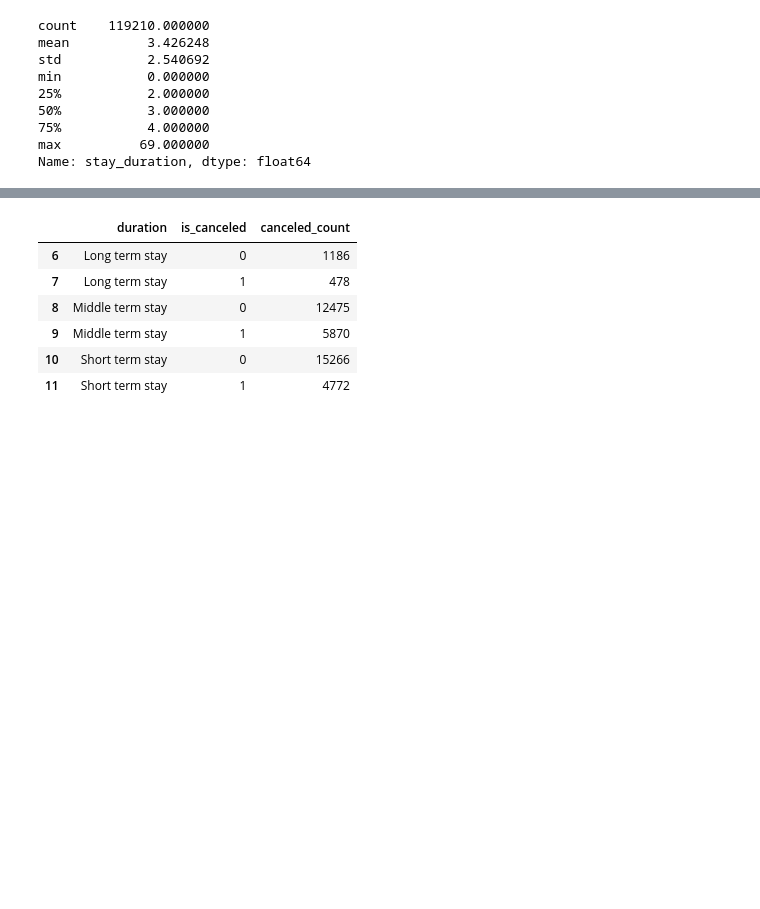
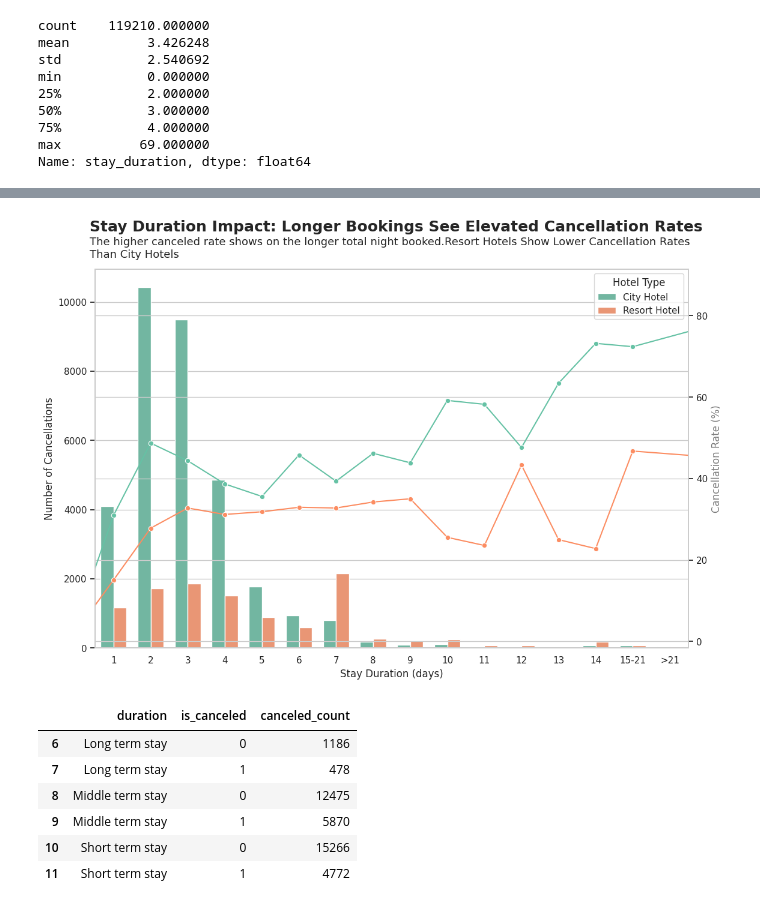
Before and after one commit to dzulwulann/Hotel_performance, a Jupyter notebook: Investigate_Hotel_Bussines.ipynb, the cells around one changed output, grey strips where cells are left out. Saved outputs shown, nothing was run; the diff lists cells and outputs as text; code cells hidden in the pictures; blank space fills up the shorter version.

Commit message:
Update insight from canceled booked and stay duration

```diff
--- a/Investigate_Hotel_Bussines.ipynb
+++ b/Investigate_Hotel_Bussines.ipynb
@@ -364,0 +292,11 @@ plt.show()
+# %%
+#Grouping stay duration
+hotel_stay['stay_duration'] = np.where(hotel_stay['stay_duration']>21, 21, np.where(hotel_stay['stay_duration']>14, 15, hotel_stay['stay_duration']))
+# %%
+cancel_agg = hotel_stay.groupby(['hotel','stay_duration','is_canceled',]).size().reset_index(name='canceled_count')
+cancel_pvt = cancel_agg.pivot_table(index =['hotel', 'stay_duration'], columns='is_canceled', values='canceled_count').reset_index()
+# Rename the columns for clarity
+cancel_pvt.rename(columns={0: 'Not_Canceled', 1: 'Canceled'}, inplace=True)
+cancel_pvt['cancel_precentage'] = (cancel_pvt['Canceled']/(cancel_pvt['Canceled']+cancel_pvt['Not_Canceled']))*100
+
+cancel_pvt
@@ -365,3 +321,28 @@ plt.show()
+# %%
+fig,ax1 = plt.subplots(figsize=(12,8))
+sns.set_theme(style='whitegrid')
+
+sns.barplot(data=cancel_pvt, x='stay_duration', y='Canceled', hue='hotel', palette='Set2', width= 0.7,ax=ax1)
+
+ax2 = ax1.twinx()
+
+sns.lineplot(data=cancel_pvt, x='stay_duration', y='cancel_precentage', hue='hotel', marker='o', ax=ax2, palette='Set2', legend=False)
+ax1.set_xlabel('Stay Duration (days)', fontsize=12)
+ax1.set_ylabel('Number of Cancellations', fontsize=12)
+ax2.set_ylabel('Cancellation Rate (%)', fontsize=12, color='gray')
+plt.xticks(range(0,17,1), labels=[str(x) for x in range(0,15,1)]+["15-21",">21"])
+
+plt.text(-0.009, 1.1, 'Stay Duration Impact: Longer Bookings See Elevated Cancellation Rates ', transform=plt.gca().transAxes, ha='left', fontsize=18, fontweight='bold')
+plt.text(-0.009, 1.03, 'The higher canceled rate shows on the longer total night booked.Resort Hotels Show Lower Cancellation Rates \nThan City Hotels', transform=plt.gca().transAxes, ha='left', fontsize=13)
+# Combine legends
+handles1, labels1 = ax1.get_legend_handles_labels()
+ax1.legend(handles1, labels1, title='Hotel Type', loc='upper right')
+plt.xlim(0.5, 16.5)
+
+plt.tight_layout()
+plt.show()
+# %% [output]
+[figure, added]
 # %%
 Resort_hotel = cancel_agg[cancel_agg['hotel']=='Resort Hotel']
 Resort_hotel.drop(columns='hotel')
```
Also changed, not shown: parts of 11 cells of this notebook.
